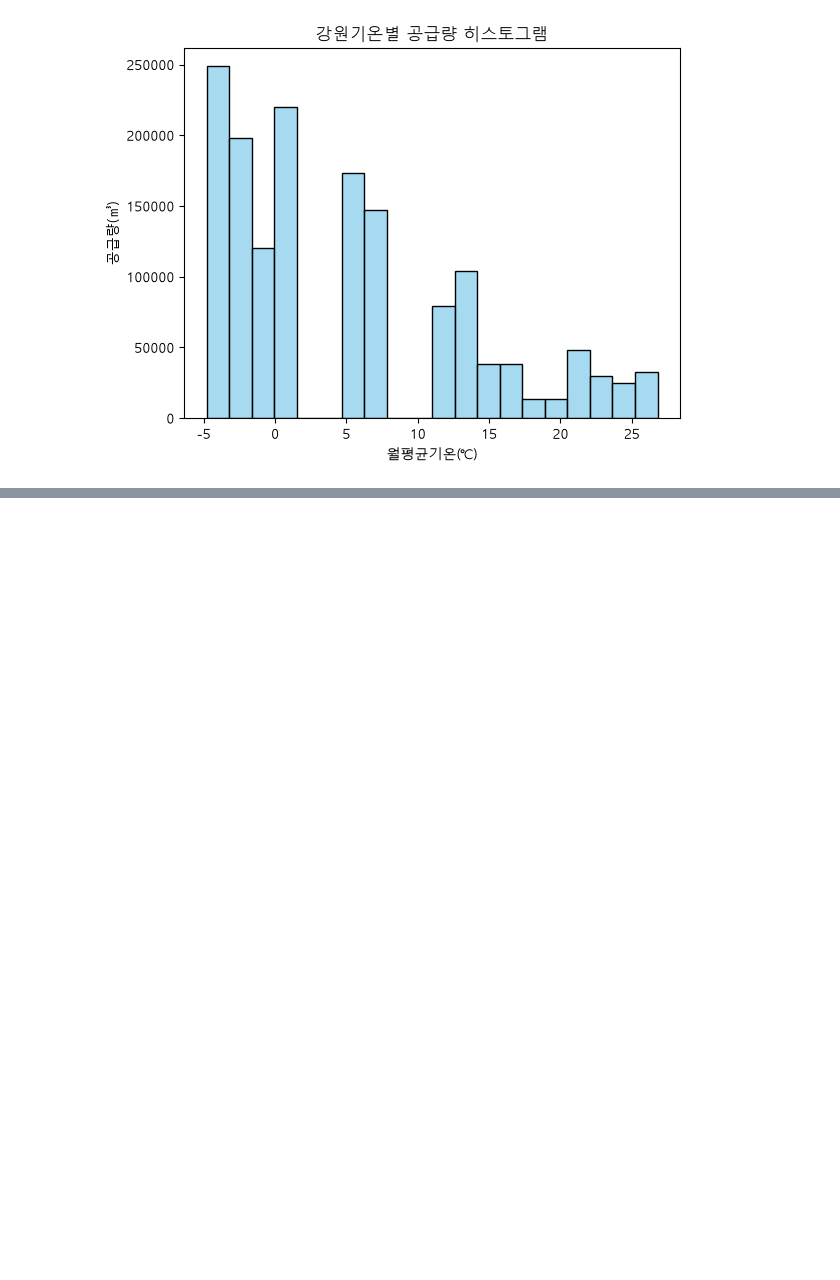
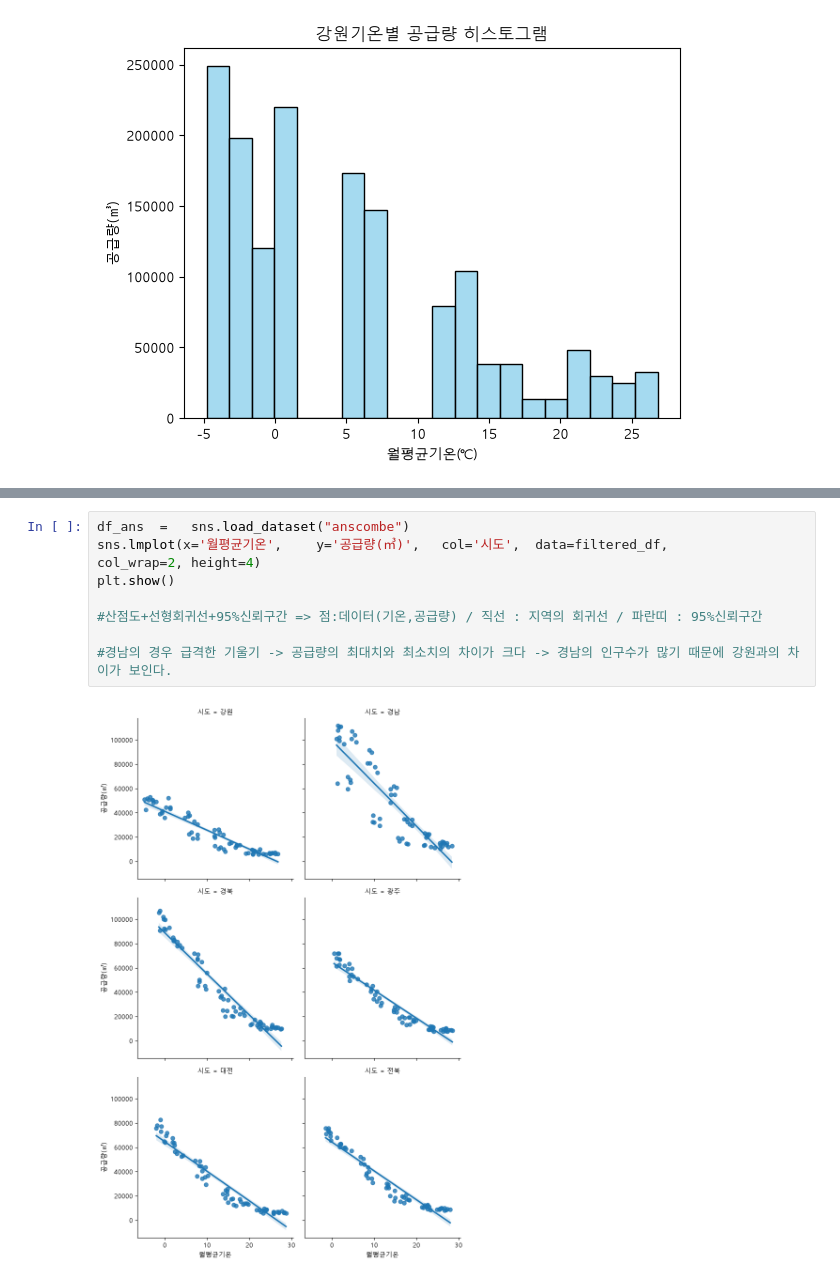
Before and after one commit to rabo1226/workspace_python, a Jupyter notebook: 머신러닝/프로젝트2/가스_인구_기온_통합_data.ipynb, the cells around one changed output, grey strips where cells are left out. Cells and saved outputs as stored; diff of their text form; blank space fills up the shorter version.

```diff
--- a/머신러닝/프로젝트2/가스_인구_기온_통합_data.ipynb
+++ b/머신러닝/프로젝트2/가스_인구_기온_통합_data.ipynb
@@ -323,0 +347,11 @@ for region in regions:
+# %%
+df_ans	=	sns.load_dataset("anscombe")
+sns.lmplot(x='월평균기온',	y='공급량(㎥)',	col='시도',	data=filtered_df,
+col_wrap=2,	height=4)
+plt.show()
+
+#산점도+선형회귀선+95%신뢰구간 => 점:데이터(기온,공급량) / 직선 : 지역의 회귀선 / 파란띠 : 95%신뢰구간
+
+#경남의 경우 급격한 기울기 -> 공급량의 최대치와 최소치의 차이가 크다 -> 경남의 인구수가 많기 때문에 강원과의 차이가 보인다.
+# %% [output]
+[figure, added]
```
Also changed, not shown: parts of 16 cells of this notebook, 3 other files.
